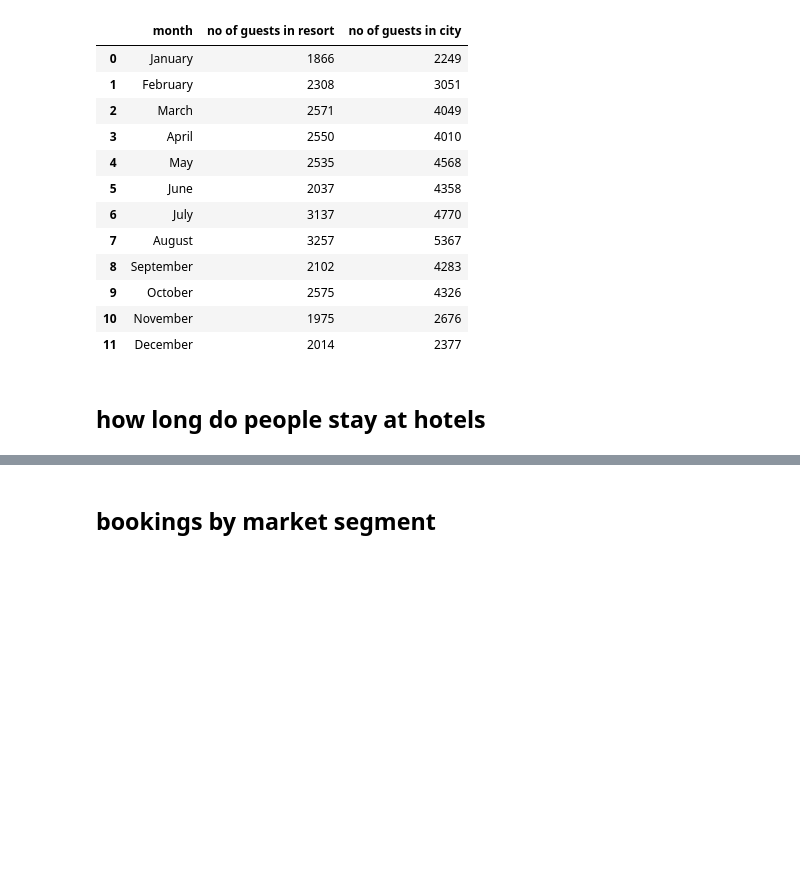
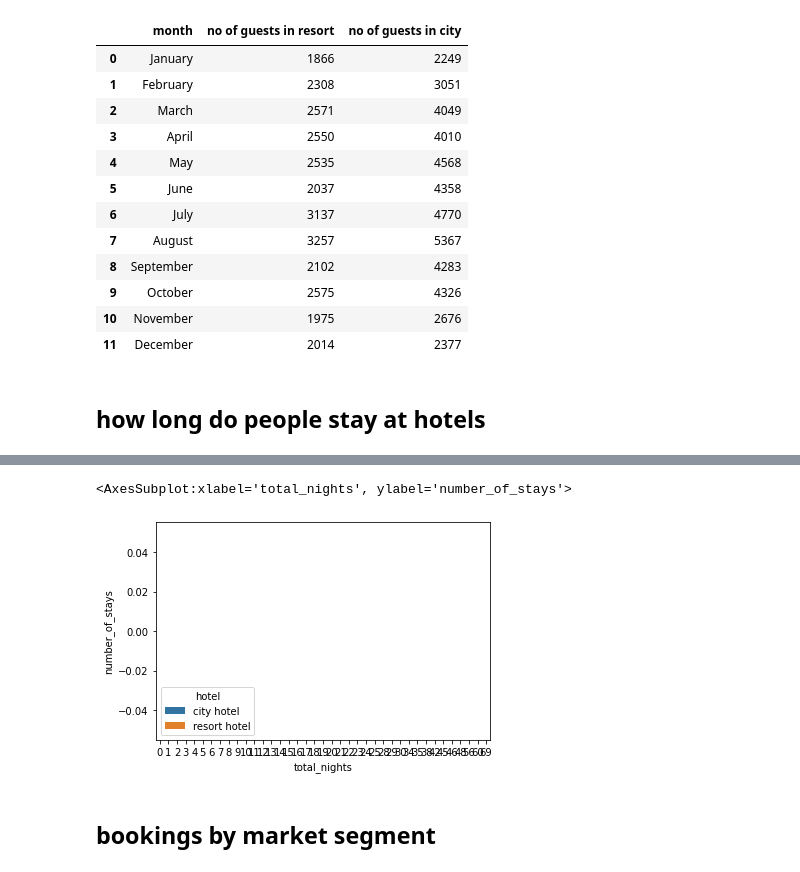
Before and after one commit to abagla18/ineuron_MLDL, a Jupyter notebook: DA_Hands-on_projects/2_Hotel_booking_DA.ipynb, the cells around one changed output, grey strips where cells are left out. Cells and saved outputs as stored; diff of their text form; code cells hidden in the pictures; blank space fills up the shorter version.

```diff
--- a/DA_Hands-on_projects/2_Hotel_booking_DA.ipynb
+++ b/DA_Hands-on_projects/2_Hotel_booking_DA.ipynb
@@ -478,3 +478,8 @@ finalrush
 px.line(data_frame=finalrush,x='month',y=['no of guests in resort','no of guests in city'],title='total no of guests per month')
 # %% [markdown]
 ## how long do people stay at hotels
+# %%
+filter= data['is_canceled']==0
+clean_data=data[filter]
+# %%
+clean_data['total_nights']= clean_data['stays_in_weekend_nights']+clean_data['stays_in_week_nights']
@@ -480,0 +501,4 @@ px.line(data_frame=finalrush,x='month',y=['no of guests in resort','no of guests
+# %%
+stay=clean_data.groupby(['total_nights','hotel']).agg('count').reset_index()
+stay=stay.iloc[:,0:3]
+stay.head()
@@ -480,0 +512,3 @@ px.line(data_frame=finalrush,x='month',y=['no of guests in resort','no of guests
+# %%
+stay=stay.rename(columns={'is_canceled':'number_of_stays'})
+stay.head()
@@ -481,2 +522,7 @@ px.line(data_frame=finalrush,x='month',y=['no of guests in resort','no of guests
+# %%
+sns.barplot(x='total_nights',y='number_of_stays',hue='hotel',hue_order=['city hotel','resort hotel'],data=stay)
+# %% [output]
+<AxesSubplot:xlabel='total_nights', ylabel='number_of_stays'>
+[figure, added]
 # %% [markdown]
 ## bookings by market segment
```
Also changed, not shown: parts of 4 cells of this notebook, 17 other files.
